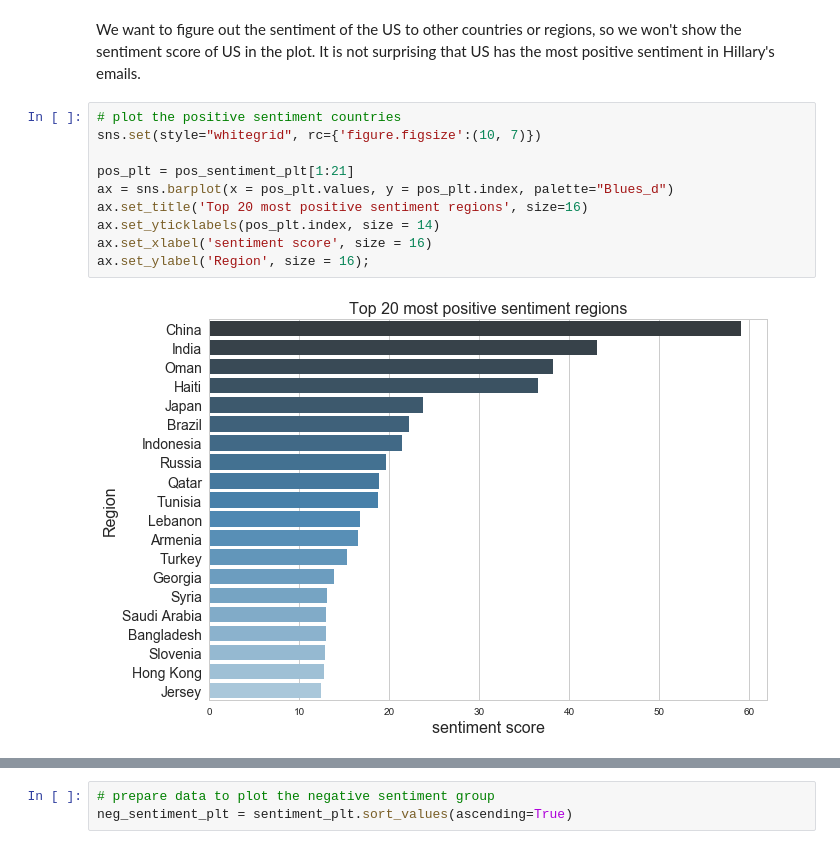
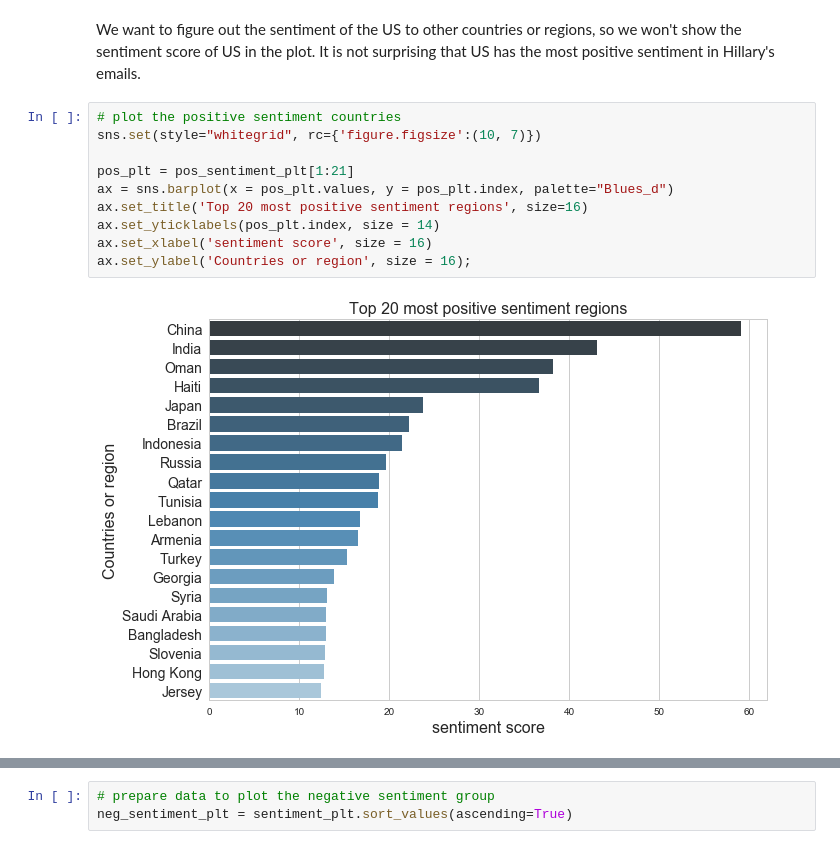
Before and after one commit to yusiZou/zalda, a Jupyter notebook: Secret-of-Clinton-Sentiment-Analysis.ipynb, the cells around one changed output, grey strips where cells are left out. Saved outputs shown, nothing was run; the diff lists cells and outputs as text.

```diff
--- a/Secret-of-Clinton-Sentiment-Analysis.ipynb
+++ b/Secret-of-Clinton-Sentiment-Analysis.ipynb
@@ -554,15 +554,15 @@ We want to figure out the sentiment of the US to other countries or regions, so
 # %%
 # plot the positive sentiment countries
 sns.set(style="whitegrid", rc={'figure.figsize':(10, 7)})
 
 pos_plt = pos_sentiment_plt[1:21]
 ax = sns.barplot(x = pos_plt.values, y = pos_plt.index, palette="Blues_d")
 ax.set_title('Top 20 most positive sentiment regions', size=16)
 ax.set_yticklabels(pos_plt.index, size = 14)
 ax.set_xlabel('sentiment score', size = 16)
-ax.set_ylabel('Region', size = 16);
+ax.set_ylabel('Countries or region', size = 16);
 # %% [output]
-[figure, old version]
+[figure, new version]
 # %% [markdown]
 The Hilary's emails are within the period from 2008 to 2013, so we will associate US's policy and international events to the sentiments of Hilary's emails. We highlight some countries and regions here:
 
```
Also changed, not shown: parts of 3 cells of this notebook.
